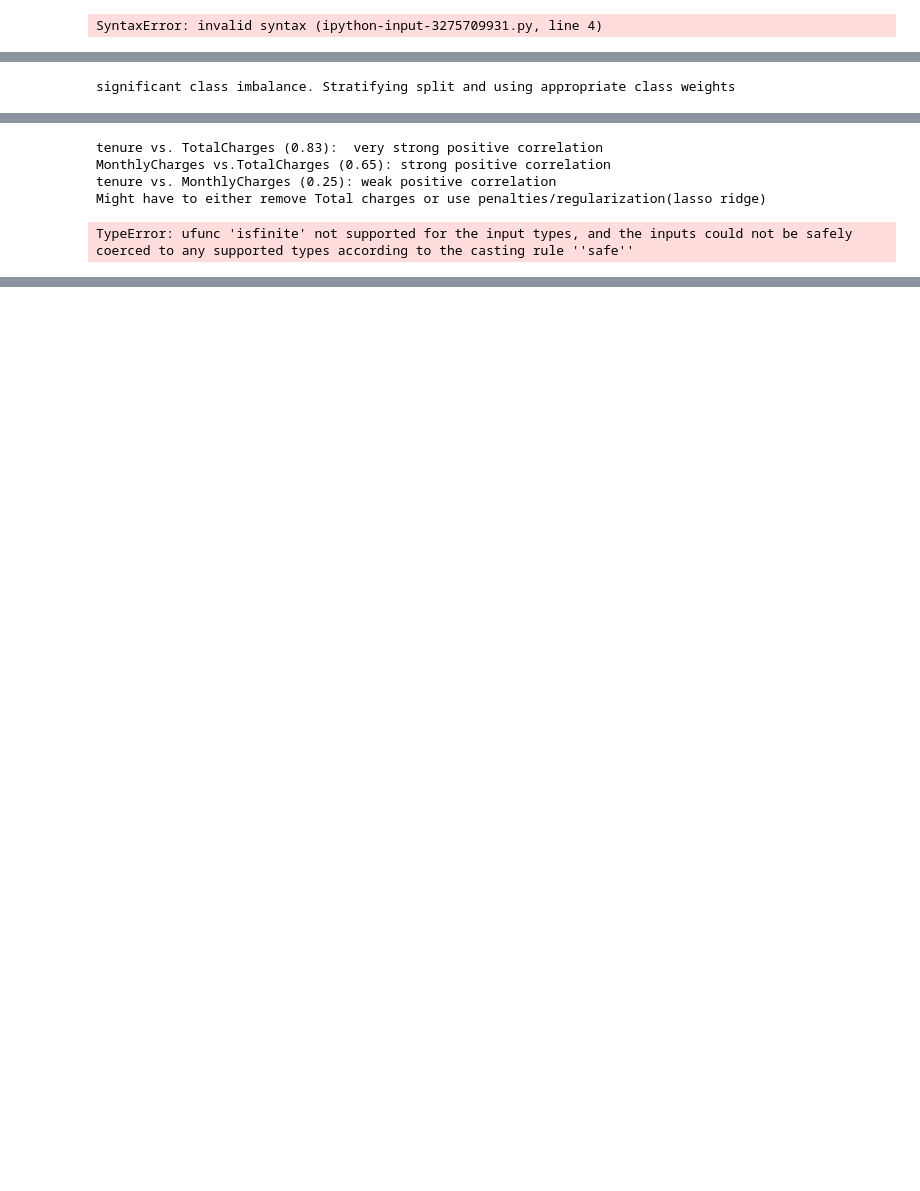
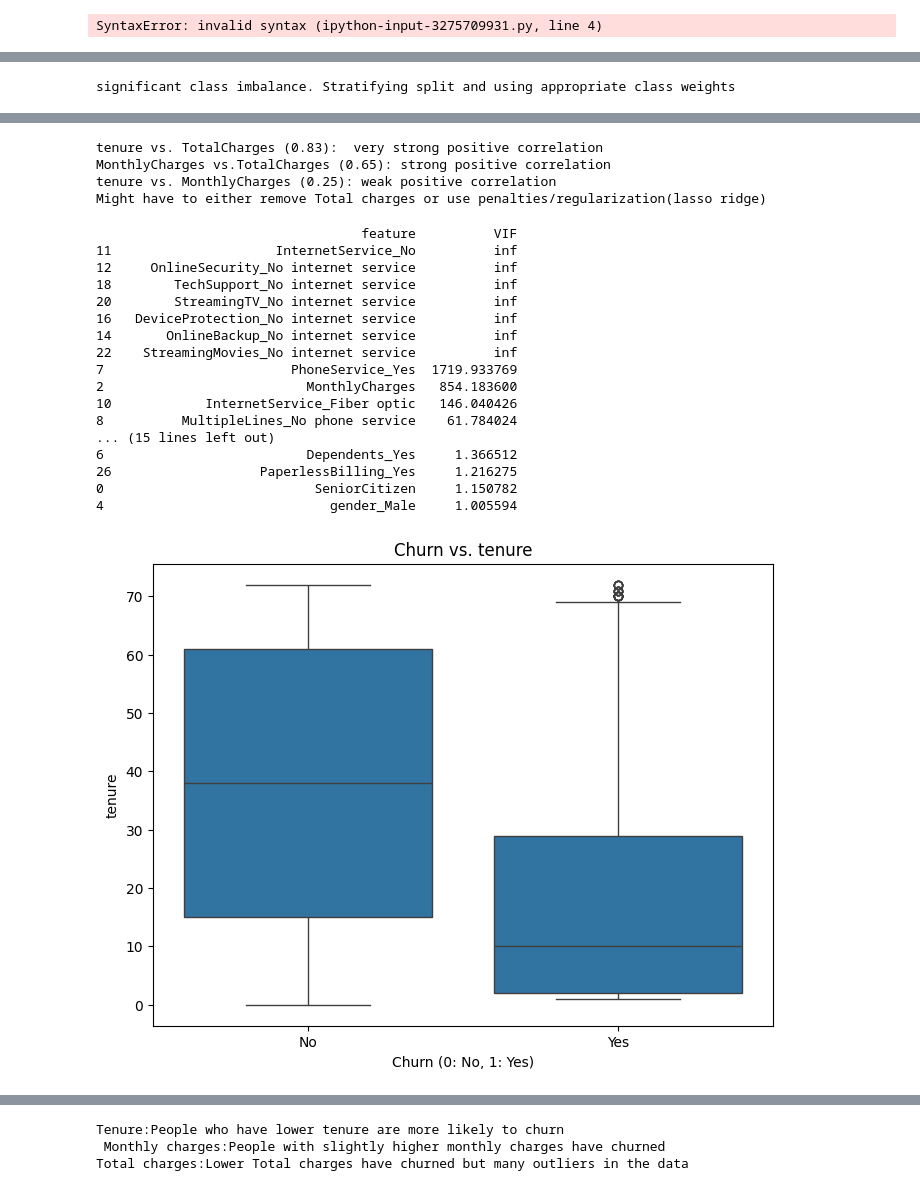
Before and after one commit to Shreya-Mendi/XAI, a Jupyter notebook: Interpretable-AI/interpretableML.ipynb, the cells around one changed output, grey strips where cells are left out. Saved outputs shown, nothing was run; the diff lists cells and outputs as text; code cells hidden in the pictures; blank space fills up the shorter version.

```diff
--- a/Interpretable-AI/interpretableML.ipynb
+++ b/Interpretable-AI/interpretableML.ipynb
@@ -126,8 +150,8 @@ print("Might have to either remove Total charges or use penalties/regularization
 # VIF score
 
 vif_data = pd.DataFrame()
-vif_data["feature"] = X_train.columns
-vif_data["VIF"] = [variance_inflation_factor(X_train.values, i) for i in range(len(X_train.columns))]
+vif_data["feature"] = X_train_final.columns
+vif_data["VIF"] = [variance_inflation_factor(X_train_final.values, i) for i in range(len(X_train_final.columns))]
 print(vif_data.sort_values(by='VIF', ascending=False))
 
 
@@ -138,33 +162,50 @@ for feature in numeric_cols:
     plt.title(f'Churn vs. {feature}')
     plt.xlabel('Churn (0: No, 1: Yes)')
     plt.ylabel(feature)
     plt.show()
 
 print("Tenure:People who have lower tenure are more likely to churn\n Monthly charges:People with slightly higher monthly charges have churned\nTotal charges:Lower Total charges have churned but many outliers in the data")
 
 
 # ---- Check Linearity ---
 
 # Note: The goal for categorical features is to compare the churn rate between categories. You don't need to check for a linear relationship.
-
+df['Churn_numeric'] = df['Churn'].map({'Yes': 1, 'No': 0})
 for feature in numeric_cols:
     plt.figure(figsize=(8, 6))
-    sns.regplot(x=feature, y='Churn', data=df, logistic=True, scatter_kws={'alpha': 0.3})
+    sns.regplot(x=feature, y='Churn_numeric', data=df, logistic=True, scatter_kws={'alpha': 0.3})
     plt.title(f'Relationship between {feature} and Churn')
     plt.xlabel(feature)
     plt.ylabel('Churn Probability')
     plt.show()
 # %% [output]
 Churn distribution:
 Churn
 No     0.73463
 Yes    0.26537
 Name: proportion, dtype: float64
 [figure]
 significant class imbalance. Stratifying split and using appropriate class weights
 [figure]
 tenure vs. TotalCharges (0.83):  very strong positive correlation
 MonthlyCharges vs.TotalCharges (0.65): strong positive correlation
 tenure vs. MonthlyCharges (0.25): weak positive correlation
 Might have to either remove Total charges or use penalties/regularization(lasso ridge)
-TypeError: ufunc 'isfinite' not supported for the input types, and the inputs could not be safely coerced to any supported types according to the casting rule ''safe''
+                                  feature          VIF
+11                     InternetService_No          inf
+12     OnlineSecurity_No internet service          inf
+18        TechSupport_No internet service          inf
+20        StreamingTV_No internet service          inf
+16   DeviceProtection_No internet service          inf
+14       OnlineBackup_No internet service          inf
+22    StreamingMovies_No internet service          inf
+7                        PhoneService_Yes  1719.933769
+2                          MonthlyCharges   854.183600
+10            InternetService_Fiber optic   146.040426
+8          MultipleLines_No phone service    61.784024
+... (15 lines left out)
+6                          Dependents_Yes     1.366512
+26                   PaperlessBilling_Yes     1.216275
+0                           SeniorCitizen     1.150782
+4                             gender_Male     1.005594
+[figure, added]
@@ -170,0 +214,3 @@ TypeError: ufunc 'isfinite' not supported for the input types, and the inputs co
+Tenure:People who have lower tenure are more likely to churn
+ Monthly charges:People with slightly higher monthly charges have churned
+Total charges:Lower Total charges have churned but many outliers in the data
```
Also changed, not shown: parts of 4 cells of this notebook.
